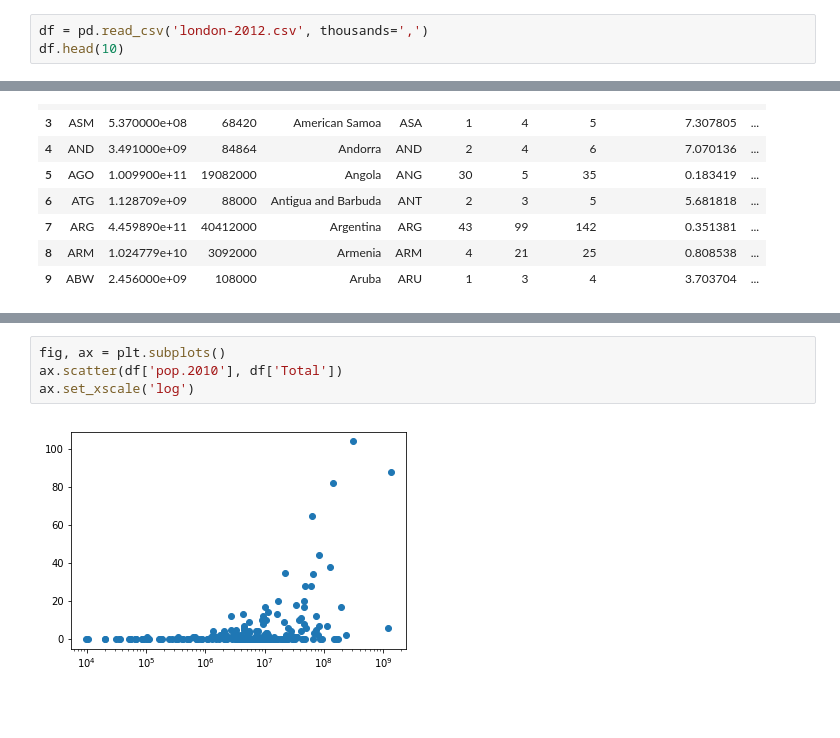
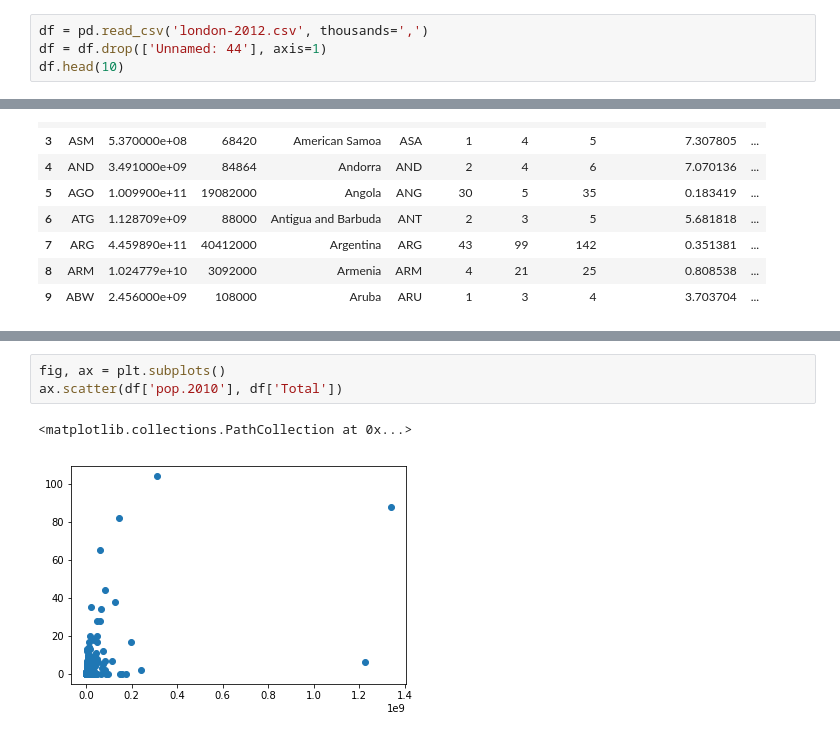
Before and after one commit to rab170/research-methods, a Jupyter notebook: olympics-hypothesis-testing/hypothesis_testing.ipynb, the cells around one changed output, grey strips where cells are left out. Saved outputs shown, nothing was run; the diff lists cells and outputs as text; blank space fills up the shorter version.

```diff
--- a/olympics-hypothesis-testing/hypothesis_testing.ipynb
+++ b/olympics-hypothesis-testing/hypothesis_testing.ipynb
@@ -16,6 +22,7 @@ pd.options.display.max_columns = 2000
 %matplotlib inline
 # %%
 df = pd.read_csv('london-2012.csv', thousands=',')
+df = df.drop(['Unnamed: 44'], axis=1)
 df.head(10)
 # %% [output]
 |  | ISO | GDP.2011 | pop.2010 | Country name | NOC | F.2012 | M.2012 | NOC SIZE | NOC.Size.Per.100K.pop | ... |
@@ -32,6 +45,6 @@ df.head(10)
 # %%
 fig, ax = plt.subplots()
 ax.scatter(df['pop.2010'], df['Total'])
-ax.set_xscale('log')
 # %% [output]
+<matplotlib.collections.PathCollection at 0x...>
-[figure, old version]
+[figure, new version]
```
Also changed, not shown: parts of 16 cells of this notebook.
